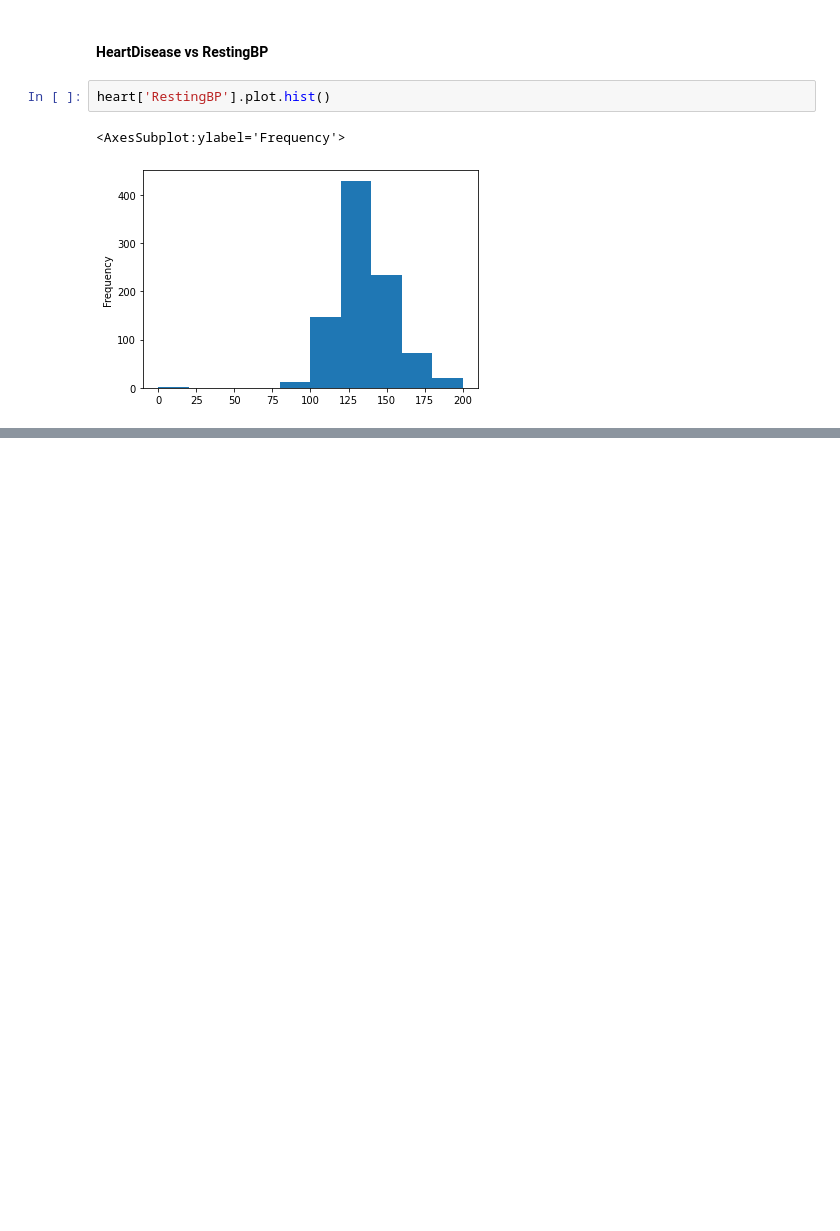
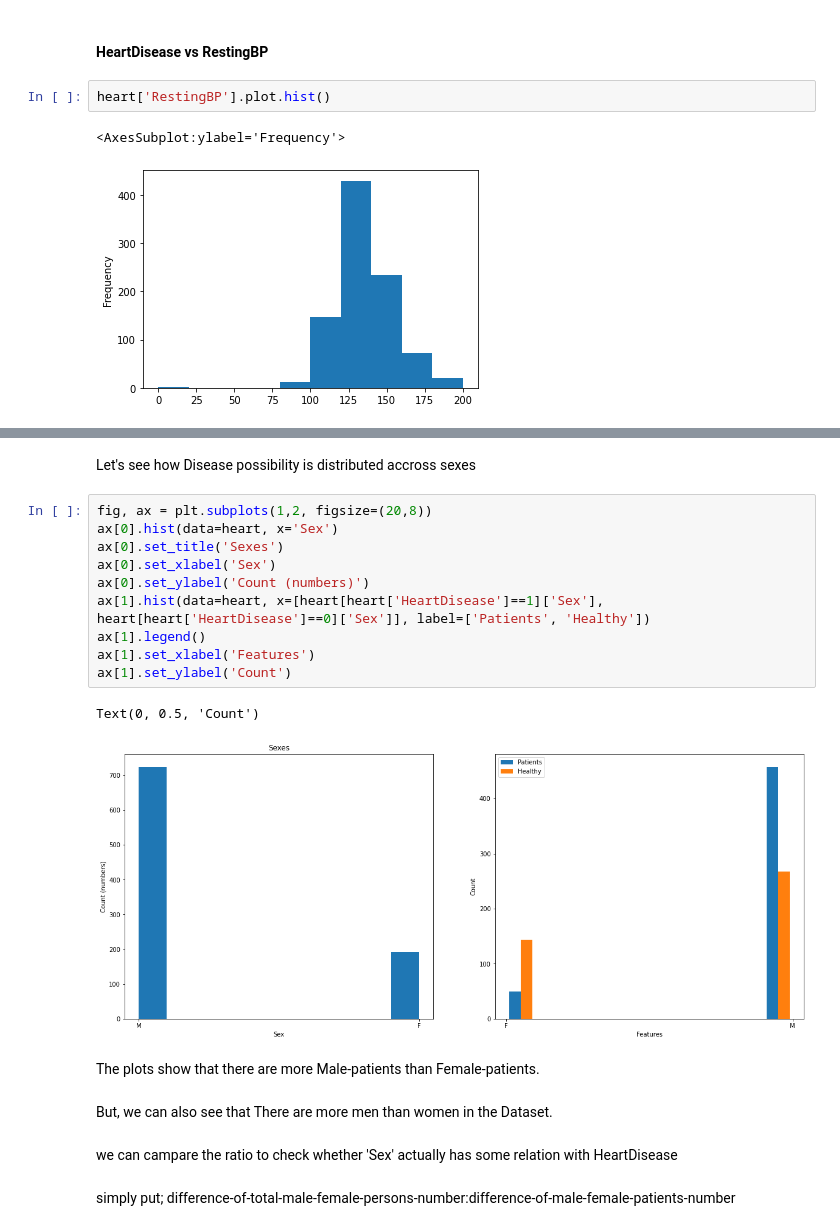
Before and after one commit to Irfan-Ahmad-byte/Heart-Failure, a Jupyter notebook: heart_failure.ipynb, the cells around one changed output, grey strips where cells are left out. Drawn from its saved outputs; the diff is of its cells as text; blank space fills up the shorter version.

```diff
--- a/heart_failure.ipynb
+++ b/heart_failure.ipynb
@@ -156,0 +206,23 @@ heart['RestingBP'].plot.hist()
+# %% [markdown]
+Let's see how Disease possibility is distributed accross sexes
+# %%
+fig, ax = plt.subplots(1,2, figsize=(20,8))
+ax[0].hist(data=heart, x='Sex')
+ax[0].set_title('Sexes')
+ax[0].set_xlabel('Sex')
+ax[0].set_ylabel('Count (numbers)')
+ax[1].hist(data=heart, x=[heart[heart['HeartDisease']==1]['Sex'], heart[heart['HeartDisease']==0]['Sex']], label=['Patients', 'Healthy'])
+ax[1].legend()
+ax[1].set_xlabel('Features')
+ax[1].set_ylabel('Count')
+# %% [output]
+Text(0, 0.5, 'Count')
+[figure, added]
+# %% [markdown]
+The plots show that there are more Male-patients than Female-patients.
+# %% [markdown]
+But, we can also see that There are more men than women in the Dataset.
+# %% [markdown]
+we can campare the ratio to check whether 'Sex' actually has some relation with HeartDisease
+# %% [markdown]
+simply put; difference-of-total-male-female-persons-number:difference-of-male-female-patients-number
```
Also changed, not shown: parts of 45 cells of this notebook.
